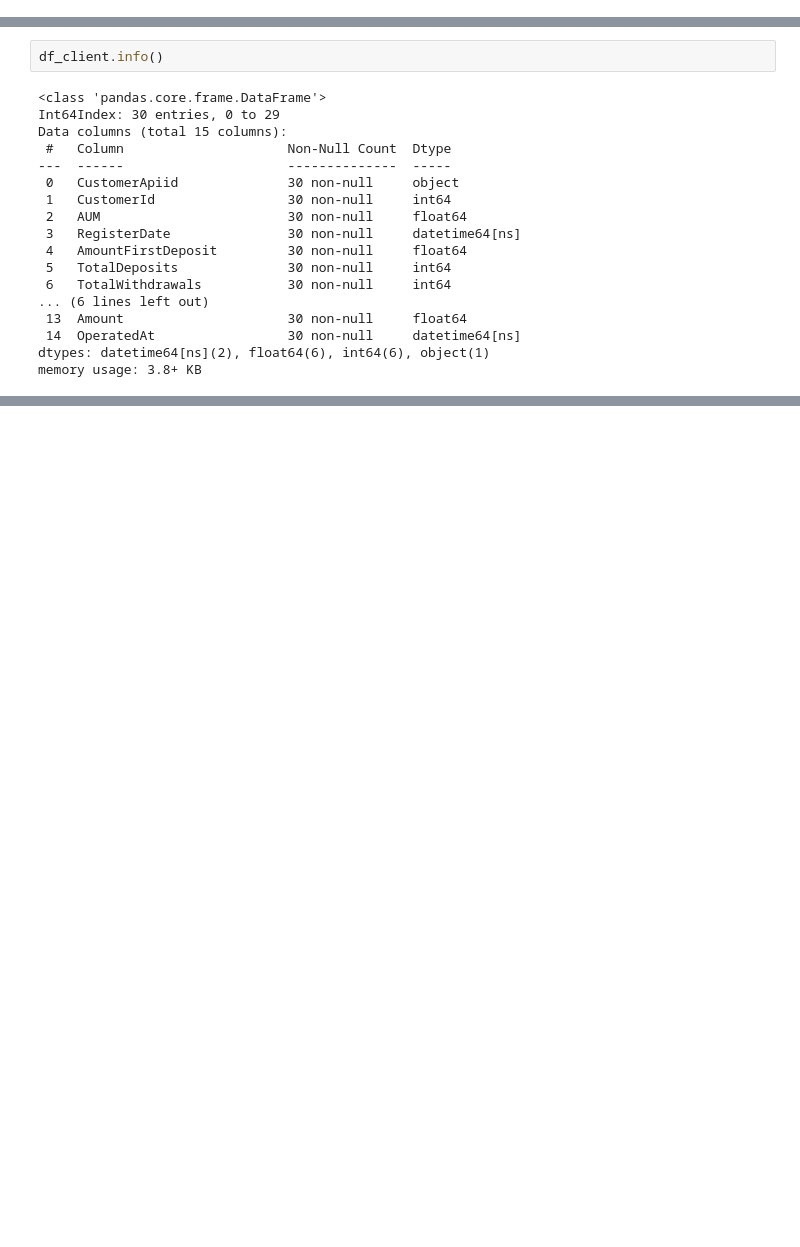
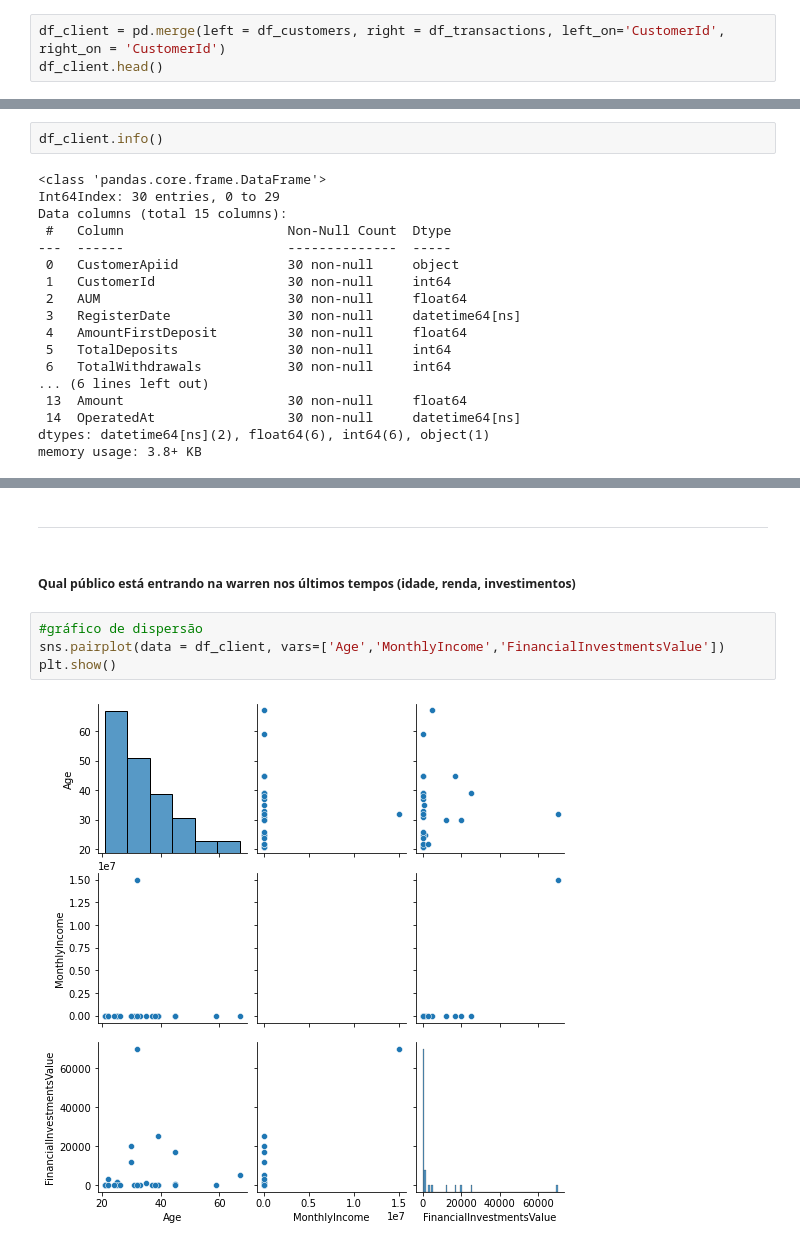
Before and after one commit to allanacardoso/warren, a Jupyter notebook: data/Análise_warren.ipynb, the cells around one changed output, grey strips where cells are left out. Drawn from its saved outputs; the diff is of its cells as text; blank space fills up the shorter version.

```diff
--- a/data/Análise_warren.ipynb
+++ b/data/Análise_warren.ipynb
@@ -169,0 +195,3 @@ df_client.head()
+# %%
+df_client = pd.merge(left = df_customers, right = df_transactions, left_on='CustomerId', right_on = 'CustomerId')
+df_client.head()
@@ -283,0 +357,10 @@ Name: CustomerId, Length: 1000, dtype: int64
+# %% [markdown]
+___
+# %% [markdown]
+##### Qual público está entrando na warren nos últimos tempos (idade, renda, investimentos)
+# %%
+#gráfico de dispersão
+sns.pairplot(data = df_client, vars=['Age','MonthlyIncome','FinancialInvestmentsValue'])
+plt.show()
+# %% [output]
+[figure, added]
```
Also changed, not shown: parts of 44 cells of this notebook.
